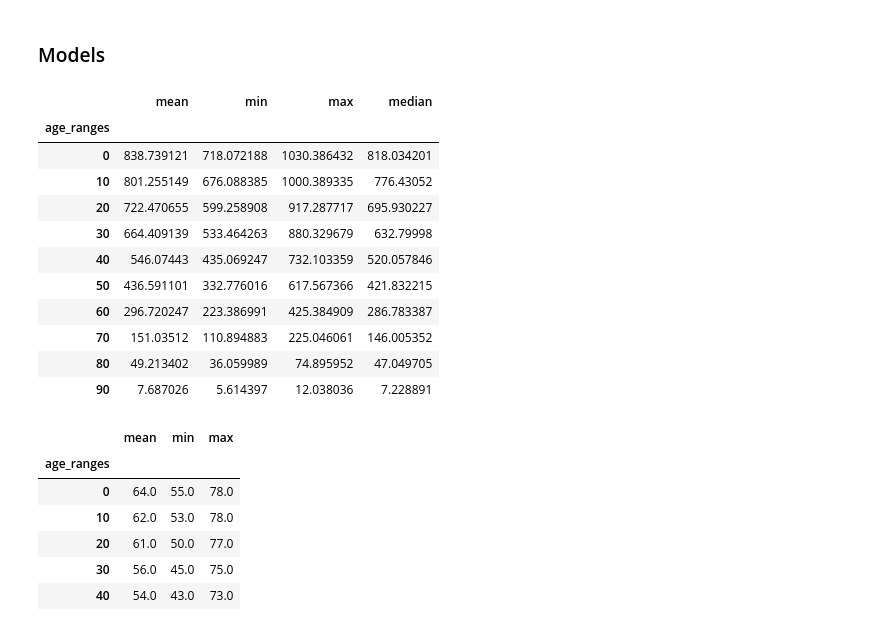
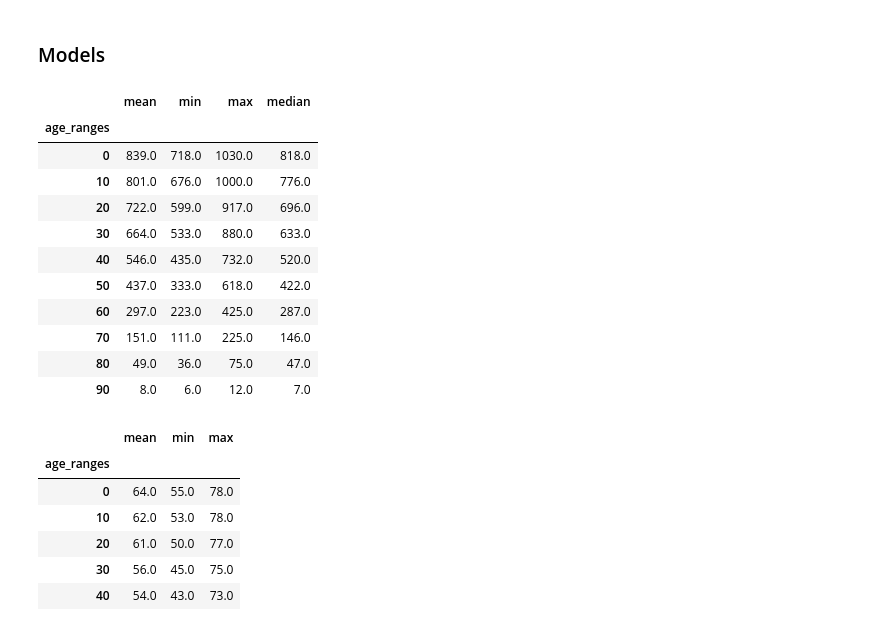
Before and after one commit to rosapietroiusti/attr-hs, a Jupyter notebook: main/attr-hw-fig2.ipynb, the cells around one changed output. Drawn from its saved outputs; the diff is of its cells as text; code cells hidden in the pictures.

```diff
--- a/main/attr-hw-fig2.ipynb
+++ b/main/attr-hw-fig2.ipynb
@@ -445,20 +594,20 @@ for ax in axes:
 # %%
 df = da_n_people_ndays_models.sel(features='n_atleast_20').to_pandas().T / 1e6
 
-reporting_summary(df, ['mean', 'min', 'max' , 'median'],axis=1)
+reporting_summary(df, ['mean', 'min', 'max' , 'median'],axis=1).round(0)
 # %% [output]
 |  | mean | min | max | median |
 | age_ranges |  |  |  |  |
-| 0 | 838.739121 | 718.072188 | 1030.386432 | 818.034201 |
-| 10 | 801.255149 | 676.088385 | 1000.389335 | 776.43052 |
-| 20 | 722.470655 | 599.258908 | 917.287717 | 695.930227 |
-| 30 | 664.409139 | 533.464263 | 880.329679 | 632.79998 |
-| 40 | 546.07443 | 435.069247 | 732.103359 | 520.057846 |
-| 50 | 436.591101 | 332.776016 | 617.567366 | 421.832215 |
-| 60 | 296.720247 | 223.386991 | 425.384909 | 286.783387 |
-| 70 | 151.03512 | 110.894883 | 225.046061 | 146.005352 |
-| 80 | 49.213402 | 36.059989 | 74.895952 | 47.049705 |
-| 90 | 7.687026 | 5.614397 | 12.038036 | 7.228891 |
+| 0 | 839.0 | 718.0 | 1030.0 | 818.0 |
+| 10 | 801.0 | 676.0 | 1000.0 | 776.0 |
+| 20 | 722.0 | 599.0 | 917.0 | 696.0 |
+| 30 | 664.0 | 533.0 | 880.0 | 633.0 |
+| 40 | 546.0 | 435.0 | 732.0 | 520.0 |
+| 50 | 437.0 | 333.0 | 618.0 | 422.0 |
+| 60 | 297.0 | 223.0 | 425.0 | 287.0 |
+| 70 | 151.0 | 111.0 | 225.0 | 146.0 |
+| 80 | 49.0 | 36.0 | 75.0 | 47.0 |
+| 90 | 8.0 | 6.0 | 12.0 | 7.0 |
 # %%
 df = da_prop_people_ndays_models.sel(features='prop_atleast_20').to_pandas().T * 100
 
```
Also changed, not shown: parts of 22 cells of this notebook, 24 other files.
